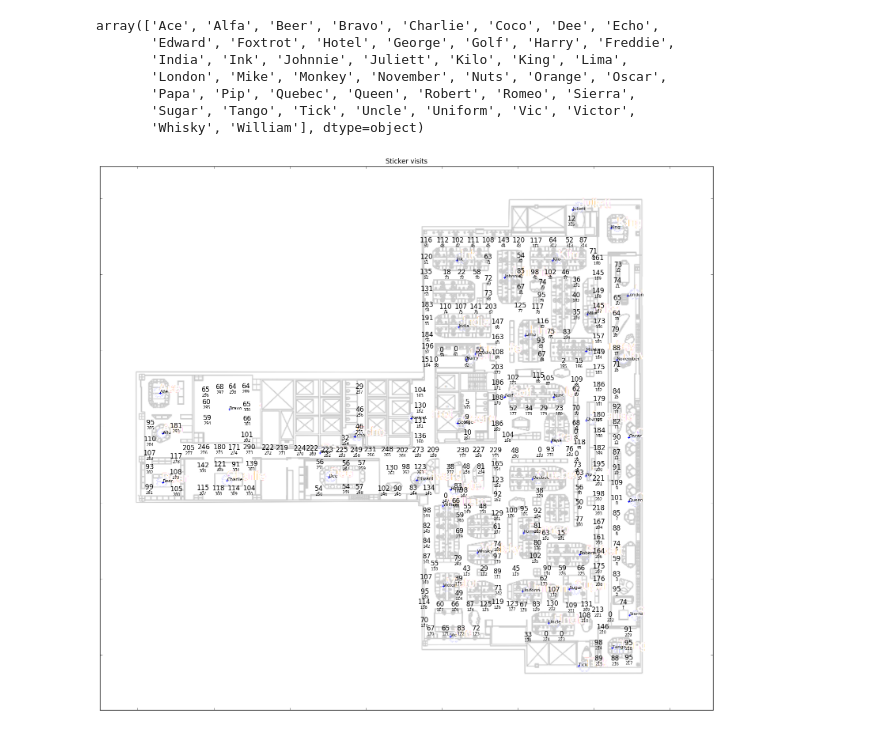
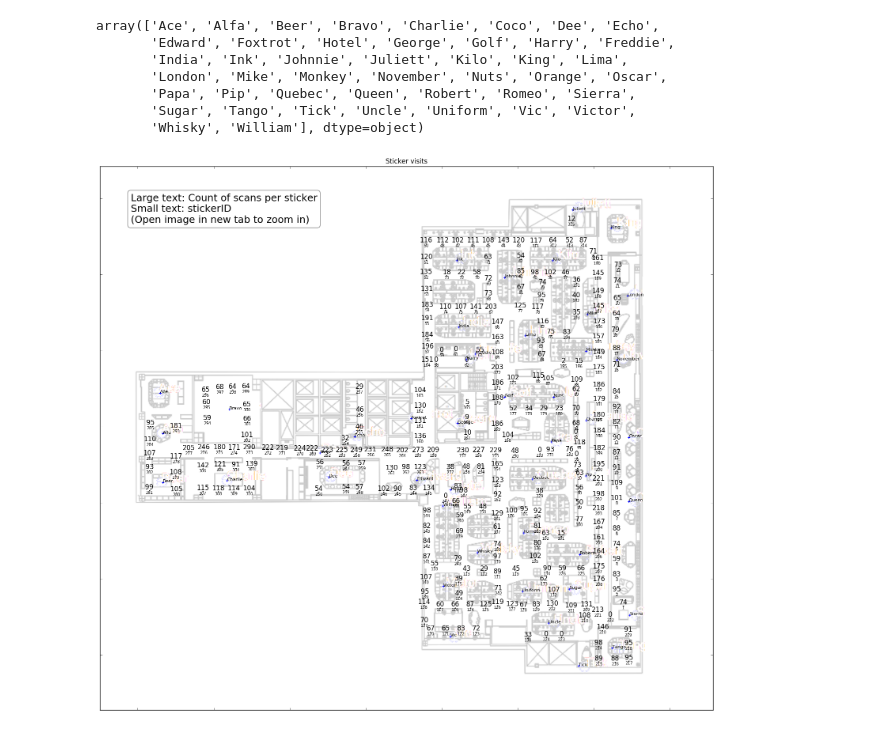
Before and after one commit to notionparallax/sensicorn, a Jupyter notebook: initialDataAnalysis/scan data preprocessor - preTF.ipynb, the cells around one changed output. Cells and saved outputs as stored; diff of their text form; code cells hidden in the pictures.

```diff
--- a/initialDataAnalysis/scan data preprocessor - preTF.ipynb
+++ b/initialDataAnalysis/scan data preprocessor - preTF.ipynb
@@ -71,7 +84,8 @@ for d in dirs:
         else:
             df = getiOS_df(path+"/"+csv)
         df["person"] = d
-        df["badge"]  = badgeMapping[d]
+        df["badge"]  = badgeMapping[d]["badgeName"]
+        df["minor"]  = badgeMapping[d]["badgeID"]
         df = df[df.stickerID<400]
         thisPersonsData.append( df )
 
@@ -173,32 +190,42 @@ for row in stickerLocations.iterrows():
     rowStickerID = int(row.stickerID)
     detectionCount = "duff"
     detectionCount = allUniqueDetections[allUniqueDetections.stickerID == rowStickerID].shape[0]
 #     label = "{0}:\n{1}".format(rowStickerID, detectionCount)
     ax.text(row.x, row.y, rowStickerID,   fontsize= 7,  ha='center', va='top')
     ax.text(row.x, row.y, detectionCount, fontsize=12,  ha='center', va='bottom')
 
 #sticker dots
 ax.scatter(stickerLocations.x, stickerLocations.y, s=1, c="y")
 
 
 #put the image on the graph as an underlay
 img = imread("map.png")
 ax.imshow(img, zorder=0, extent=[-1300, 72000, -24000, 41000])
 #                                [left,  right, bottom, top  ]
 
 #put the baseStations on the map
 for index, row in baseStationData.iterrows():
     ax.text(row.x, row.y, row.agentName, fontsize=8)
 ax.scatter(baseStationData.x,baseStationData.y, marker='+')
 
 #Hide the axis numbers because they don't tell us much
 ax.xaxis.set_major_formatter(plt.NullFormatter())
 ax.yaxis.set_major_formatter(plt.NullFormatter())
 
 
 fig.savefig("counts.pdf", bbox_inches='tight')
 
+# place a text box in upper left in axes coords
+props = dict(boxstyle='round', facecolor='white', alpha=0.5)
+ax.text(0.05, 0.95,
+        "Large text: Count of scans per sticker\nSmall text: stickerID\n(Open image in new tab to zoom in)",
+        transform=ax.transAxes,
+        fontsize=18,
+        verticalalignment='top',
+        bbox=props
+       )
+
 plt.show() #don't show, we need to save
 # %% [output]
-[figure, old version]
+[figure, new version]
 # %%
```
Also changed, not shown: parts of 7 cells of this notebook, 2 other files.
